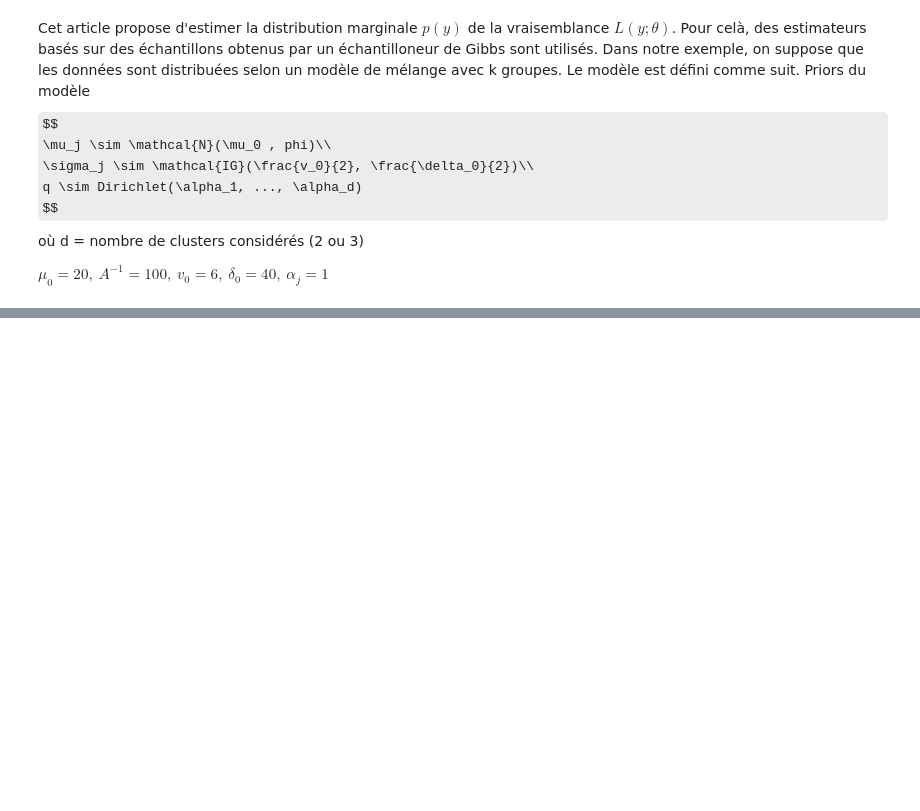
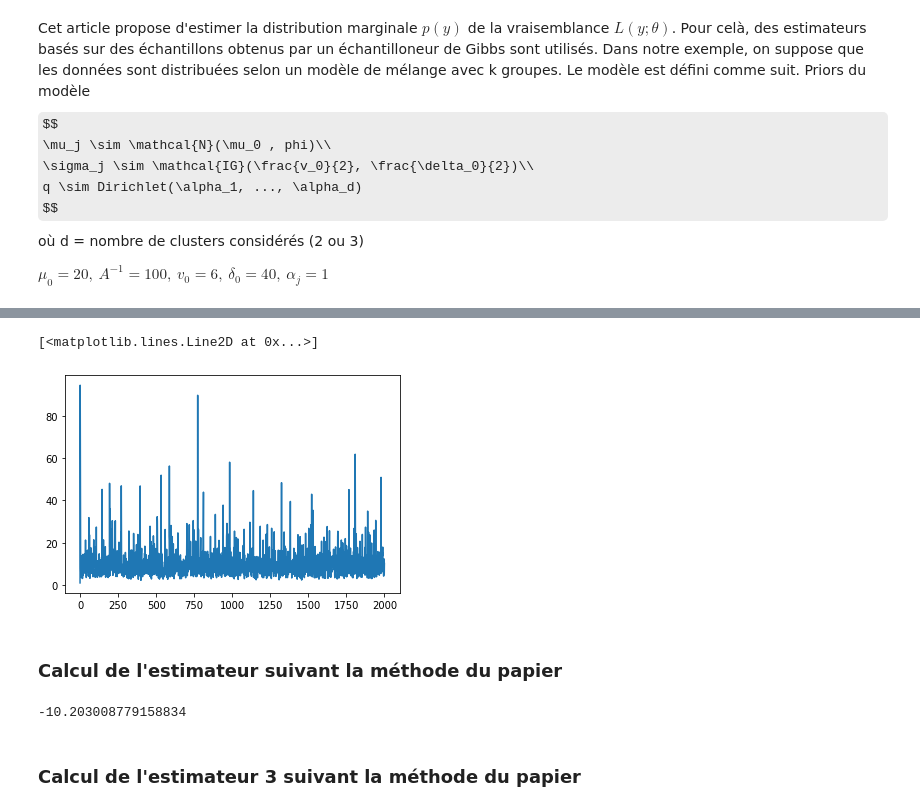
Before and after one commit to Remi-Boutin/Bayesian_statistics_project, a Jupyter notebook: 4_2-Marginal_Likelihood_in_mixture_models.ipynb, the cells around one changed output, grey strips where cells are left out. Drawn from its saved outputs; the diff is of its cells as text; code cells hidden in the pictures; some formulas as TeX source; blank space fills up the shorter version.

```diff
--- a/4_2-Marginal_Likelihood_in_mixture_models.ipynb
+++ b/4_2-Marginal_Likelihood_in_mixture_models.ipynb
@@ -185,0 +238,29 @@ def log_prior(mu,sigma,q):
+# %%
+#Initialisation
+z_sample = np.random.randint(0,nb_clust,size=(1,y.shape[0]))
+q_up,sigma_sample=np.ones((1,3)), sigma0 * np.ones((1,3))
+
+bar = ProgressBar(maxval=n_iter)
+bar.start()
+for i in range(n_iter):
+    n_clust,delta=[],[]
+    for k in range(nb_clust):
+        n_clust.append( (z_sample[-1]==k).sum() )
+        delta.append(np.sum(np.square(y[z_sample[-1]==k]-mu_star[k])))
+    n_clust, delta=np.array(n_clust), np.array(delta)
+
+    #Mise à jour des probas q
+    alpha_up = dirichlet_update(alpha0, n_clust)
+    q_up = np.vstack( (q_up, dirichlet(alpha = alpha_up)))
+
+    #Mise à jour de la variance sigma
+    v_up, delta_up = InvGamma_update(n_clust, delta)
+    sigma_sample = np.vstack((sigma_sample, invgamma.rvs(v_up/2, scale= delta_up/2)))
+
+    #Mise à jour de z
+    w = z_update(q_up[-1], mu_star, sigma_sample[-1],y)
+    w = np.nan_to_num(w)
+    w = np.divide(w,w.sum(axis=1, keepdims=True))
+    z_sample = np.vstack((z_sample,np.array([np.random.choice(range(nb_clust), p=w[l]) for l in range(y.shape[0])])))
+    bar.update(i)
+bar.finish()
@@ -185,0 +269,7 @@ def log_prior(mu,sigma,q):
+# %%
+plt.plot(sigma_sample[:,1])
+# %% [output]
+[<matplotlib.lines.Line2D at 0x...>]
+[figure, added]
+# %% [markdown]
+### Calcul de l'estimateur suivant la méthode du papier
@@ -185,0 +286,6 @@ def log_prior(mu,sigma,q):
+# %%
+estim_2
+# %% [output]
+-10.203008779158834
+# %% [markdown]
+### Calcul de l'estimateur 3 suivant la méthode du papier
```
Also changed, not shown: parts of 23 cells of this notebook.
